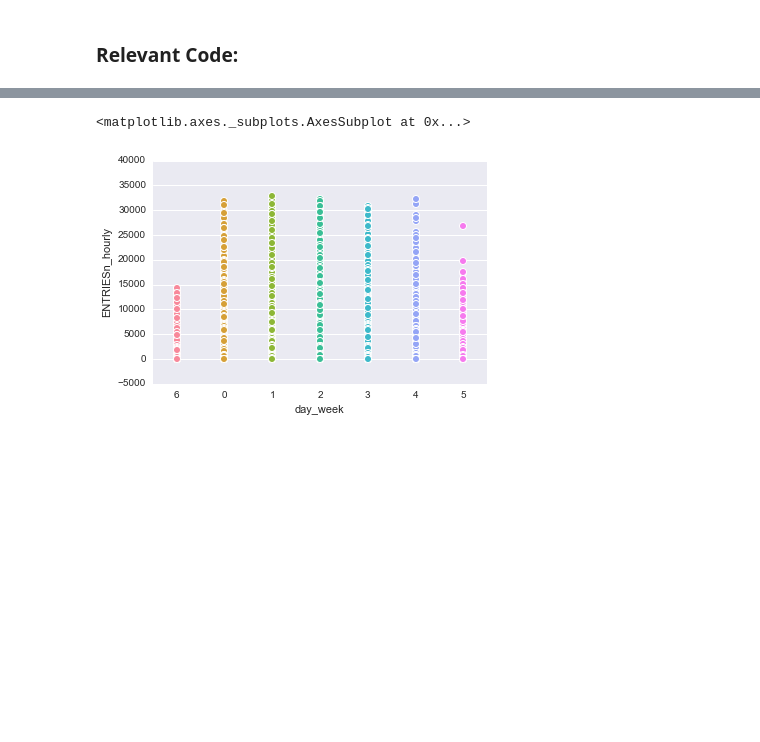
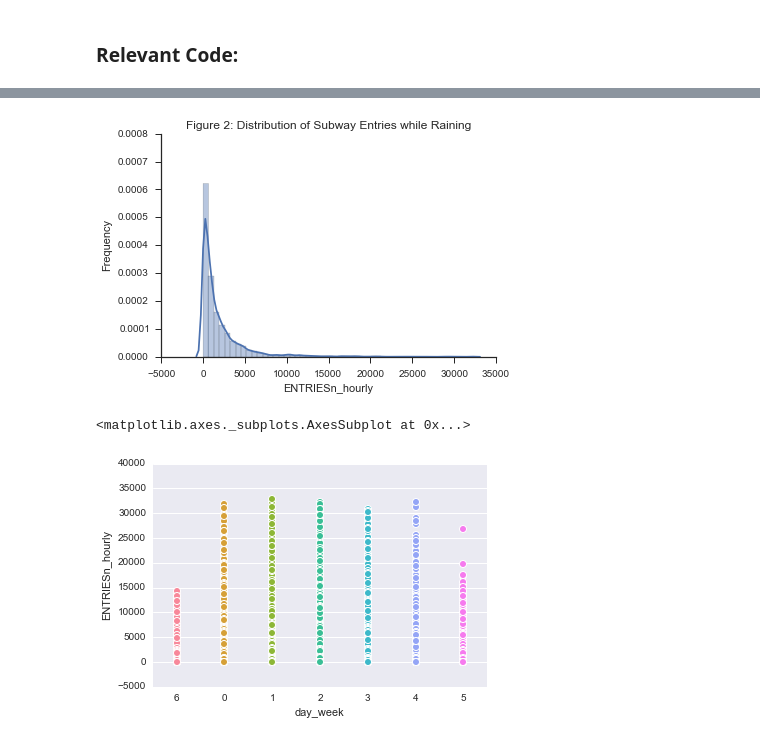
Before and after one commit to kshannon/udacity-data-analyst, a Jupyter notebook: project 2/Project 2 - Analyze NYC Subway Dataset.ipynb, the cells around one changed output, grey strips where cells are left out. Saved outputs shown, nothing was run; the diff lists cells and outputs as text; code cells hidden in the pictures; blank space fills up the shorter version.

```diff
--- a/project 2/Project 2 - Analyze NYC Subway Dataset.ipynb
+++ b/project 2/Project 2 - Analyze NYC Subway Dataset.ipynb
@@ -86,3 +96,13 @@ sns.distplot(df['ENTRIESn_hourly'][df['rain']==1])
+# %%
+#Figure 2
+sns.set_style("ticks")
+figure_2 = sns.distplot(df['ENTRIESn_hourly'][df['rain']==1])
+figure_2.set(ylabel="Frequency", yticks=(0.0000,0.0001,0.0002,0.0003,0.0004,0.0005,0.0006,0.0007, 0.0008),
+             title="Figure 2: Distribution of Subway Entries while Raining")
+sns.despine()
+plt.show()
+# %% [output]
+[figure, added]
 # %%
 sns.stripplot(x="day_week", y="ENTRIESn_hourly", data=df)
 # %% [output]
```
Also changed, not shown: parts of 18 cells of this notebook, 2 other files.
